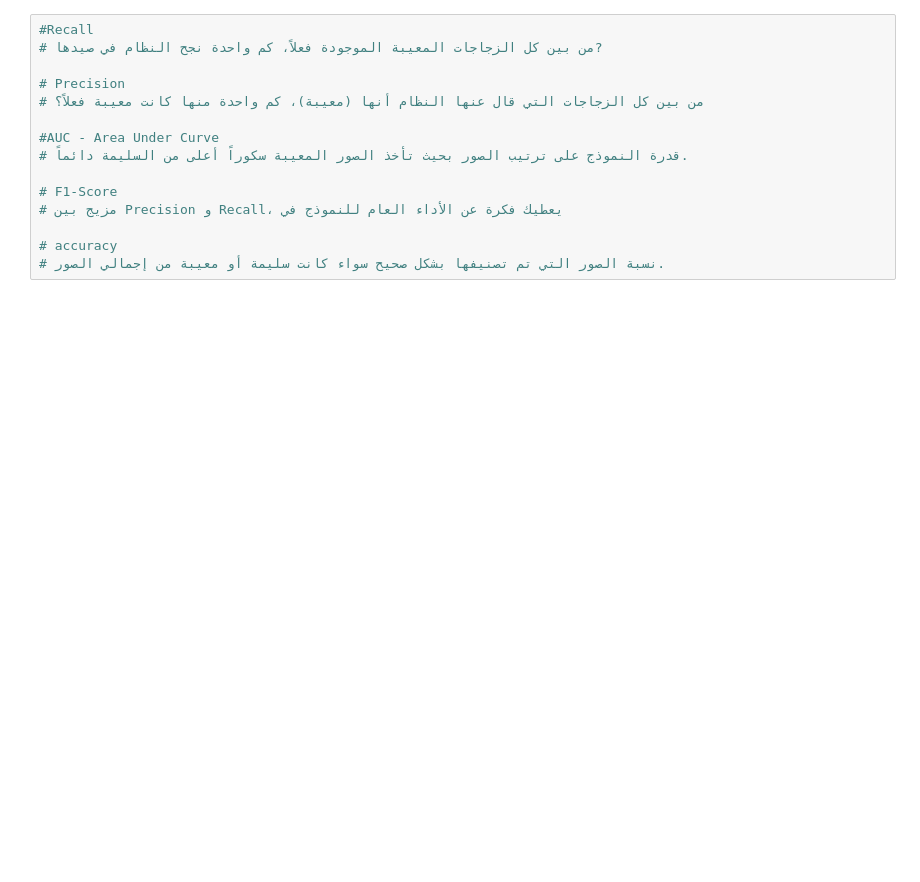
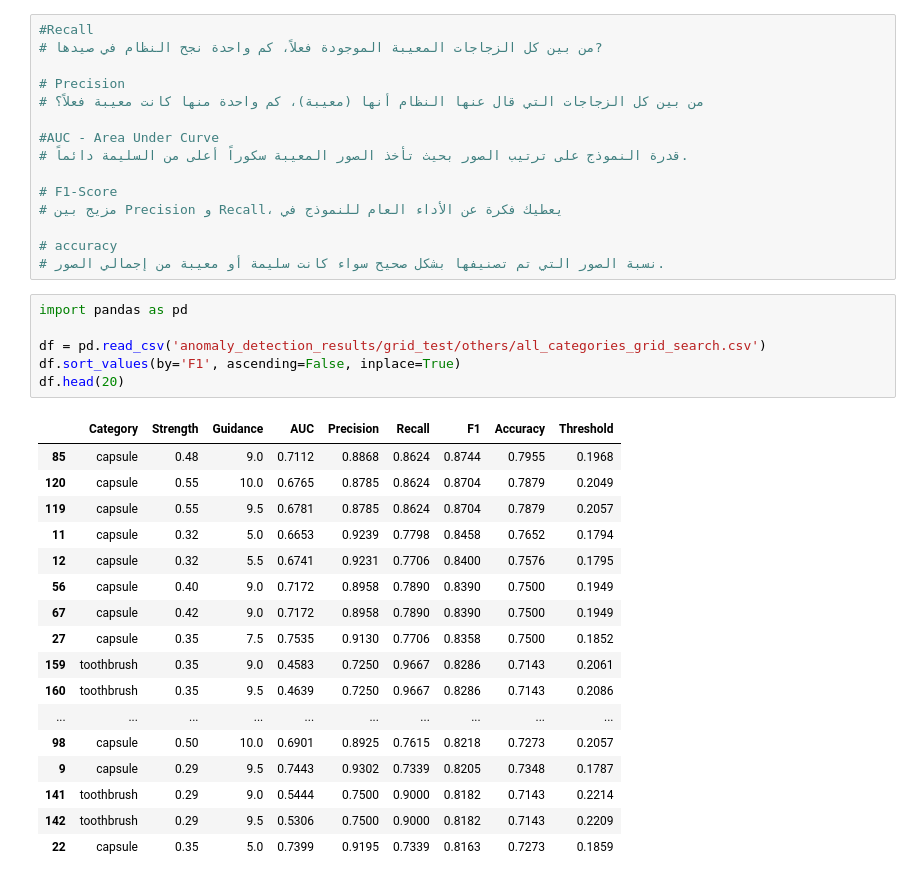
Before and after one commit to BaselCS/visual_anomaly_detection, a Jupyter notebook: plot.ipynb, the cells around one changed output. Cells and saved outputs as stored; diff of their text form; blank space fills up the shorter version.

```diff
--- a/plot.ipynb
+++ b/plot.ipynb
@@ -13,6 +13,30 @@
 
 # accuracy
 # نسبة الصور التي تم تصنيفها بشكل صحيح سواء كانت سليمة أو معيبة من إجمالي الصور.
+# %%
+import pandas as pd
+
+df = pd.read_csv('anomaly_detection_results/grid_test/others/all_categories_grid_search.csv')
+df.sort_values(by='F1', ascending=False, inplace=True)
+df.head(20)
+# %% [output]
+|  | Category | Strength | Guidance | AUC | Precision | Recall | F1 | Accuracy | Threshold |
+| 85 | capsule | 0.48 | 9.0 | 0.7112 | 0.8868 | 0.8624 | 0.8744 | 0.7955 | 0.1968 |
+| 120 | capsule | 0.55 | 10.0 | 0.6765 | 0.8785 | 0.8624 | 0.8704 | 0.7879 | 0.2049 |
+| 119 | capsule | 0.55 | 9.5 | 0.6781 | 0.8785 | 0.8624 | 0.8704 | 0.7879 | 0.2057 |
+| 11 | capsule | 0.32 | 5.0 | 0.6653 | 0.9239 | 0.7798 | 0.8458 | 0.7652 | 0.1794 |
+| 12 | capsule | 0.32 | 5.5 | 0.6741 | 0.9231 | 0.7706 | 0.8400 | 0.7576 | 0.1795 |
+| 56 | capsule | 0.40 | 9.0 | 0.7172 | 0.8958 | 0.7890 | 0.8390 | 0.7500 | 0.1949 |
+| 67 | capsule | 0.42 | 9.0 | 0.7172 | 0.8958 | 0.7890 | 0.8390 | 0.7500 | 0.1949 |
+| 27 | capsule | 0.35 | 7.5 | 0.7535 | 0.9130 | 0.7706 | 0.8358 | 0.7500 | 0.1852 |
+| 159 | toothbrush | 0.35 | 9.0 | 0.4583 | 0.7250 | 0.9667 | 0.8286 | 0.7143 | 0.2061 |
+| 160 | toothbrush | 0.35 | 9.5 | 0.4639 | 0.7250 | 0.9667 | 0.8286 | 0.7143 | 0.2086 |
+| ... | ... | ... | ... | ... | ... | ... | ... | ... | ... |
+| 98 | capsule | 0.50 | 10.0 | 0.6901 | 0.8925 | 0.7615 | 0.8218 | 0.7273 | 0.2057 |
+| 9 | capsule | 0.29 | 9.5 | 0.7443 | 0.9302 | 0.7339 | 0.8205 | 0.7348 | 0.1787 |
+| 141 | toothbrush | 0.29 | 9.0 | 0.5444 | 0.7500 | 0.9000 | 0.8182 | 0.7143 | 0.2214 |
+| 142 | toothbrush | 0.29 | 9.5 | 0.5306 | 0.7500 | 0.9000 | 0.8182 | 0.7143 | 0.2209 |
+| 22 | capsule | 0.35 | 5.0 | 0.7399 | 0.9195 | 0.7339 | 0.8163 | 0.7273 | 0.1859 |
 # %%
 import pandas as pd
 
```
Also changed, not shown: parts of 3 cells of this notebook, 48 other files.
